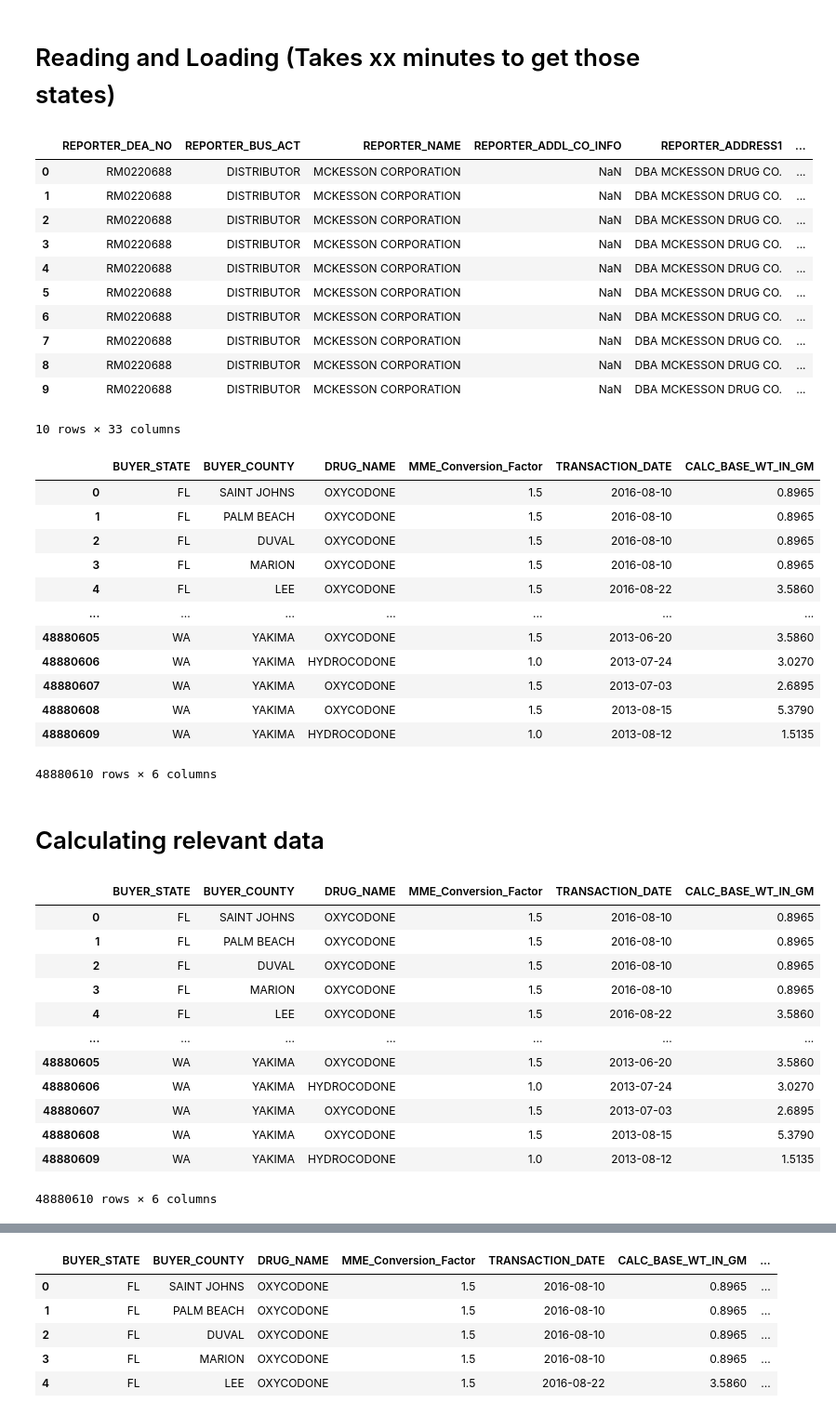
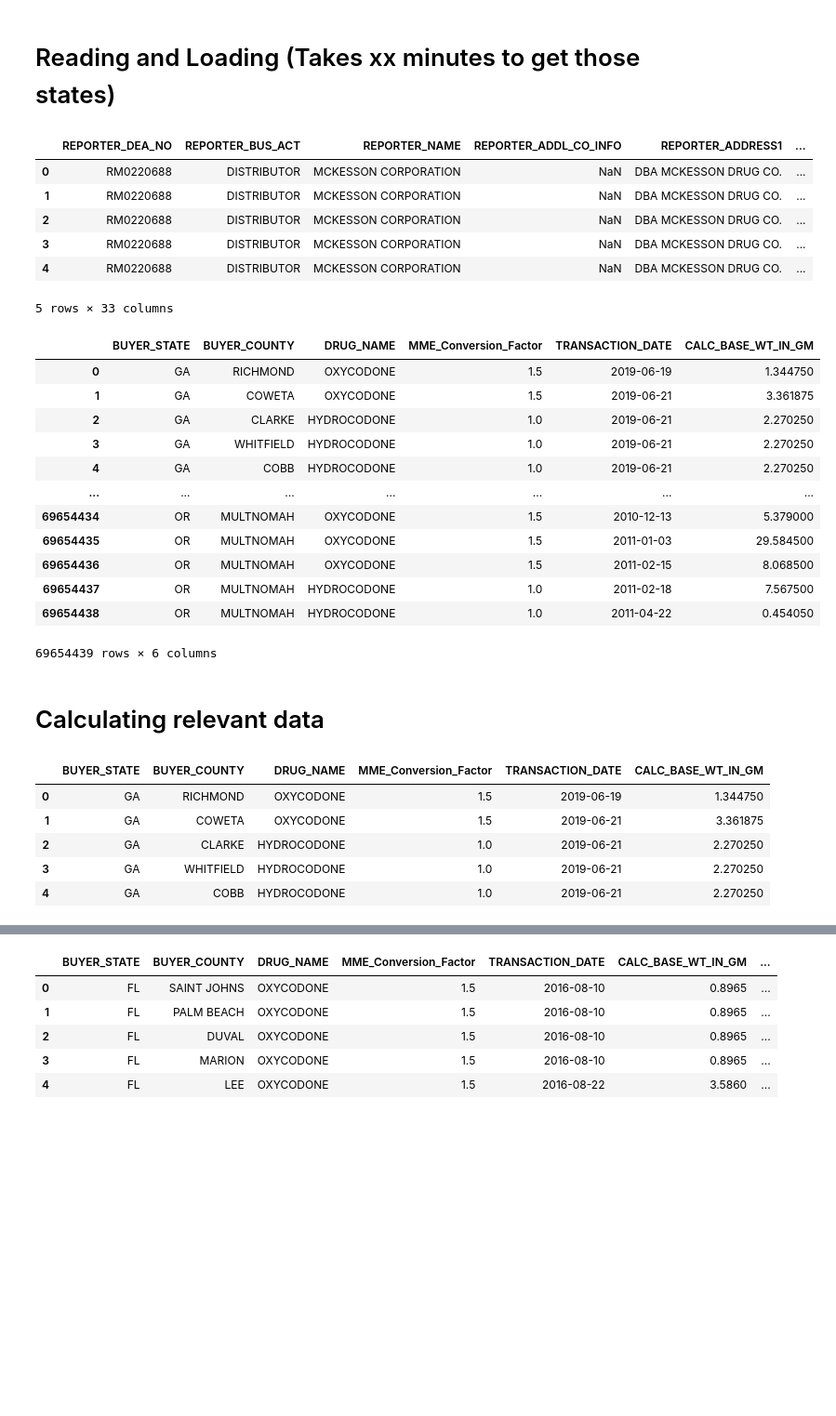
Before and after one commit to MIDS-at-Duke/opioids-2024-data-queens-king, a Jupyter notebook: Calc Opioid Shipments.ipynb, the cells around one changed output, grey strips where cells are left out. Shown at 93% size. Cells and saved outputs as stored; diff of their text form; code cells hidden in the pictures; blank space fills up the shorter version.

```diff
--- a/Calc Opioid Shipments.ipynb
+++ b/Calc Opioid Shipments.ipynb
@@ -11,12 +11,12 @@ pd.set_option("mode.copy_on_write", True)
 # %%
 # reading a small sample
 all = pd.read_csv(
-    "data/arcos_all_washpost.zip",
+    "~/Desktop/arcos_all_washpost.zip",
     nrows=200,
     delimiter="\t",
     compression="zip",
 )
-all.head(10)
+all.head(5)
 # %% [output]
 |  | REPORTER_DEA_NO | REPORTER_BUS_ACT | REPORTER_NAME | REPORTER_ADDL_CO_INFO | REPORTER_ADDRESS1 | ... |
 | 0 | RM0220688 | DISTRIBUTOR | MCKESSON CORPORATION | NaN | DBA MCKESSON DRUG CO. | ... |
@@ -24,15 +24,8 @@ all.head(10)
 | 2 | RM0220688 | DISTRIBUTOR | MCKESSON CORPORATION | NaN | DBA MCKESSON DRUG CO. | ... |
 | 3 | RM0220688 | DISTRIBUTOR | MCKESSON CORPORATION | NaN | DBA MCKESSON DRUG CO. | ... |
 | 4 | RM0220688 | DISTRIBUTOR | MCKESSON CORPORATION | NaN | DBA MCKESSON DRUG CO. | ... |
-| 5 | RM0220688 | DISTRIBUTOR | MCKESSON CORPORATION | NaN | DBA MCKESSON DRUG CO. | ... |
-| 6 | RM0220688 | DISTRIBUTOR | MCKESSON CORPORATION | NaN | DBA MCKESSON DRUG CO. | ... |
-| 7 | RM0220688 | DISTRIBUTOR | MCKESSON CORPORATION | NaN | DBA MCKESSON DRUG CO. | ... |
-| 8 | RM0220688 | DISTRIBUTOR | MCKESSON CORPORATION | NaN | DBA MCKESSON DRUG CO. | ... |
-| 9 | RM0220688 | DISTRIBUTOR | MCKESSON CORPORATION | NaN | DBA MCKESSON DRUG CO. | ... |
-10 rows × 33 columns
+5 rows × 33 columns
 # %%
-import pandas as pd
-
 # Columns to keep
 variables_to_keep = [
     "BUYER_STATE",
@@ -51,7 +44,7 @@ states_to_keep = ["FL", "WA", "OR", "GA", "OK", "AL", "CO", "MN"]
 
 # Read in chunks, filtering for Texas and relevant columns
 for chunk in pd.read_csv(
-    "/Users/Loosimin/Desktop/PDS Project/arcos_all_washpost.zip",
+    "~/Desktop/arcos_all_washpost.zip",
     delimiter="\t",
     chunksize=chunk_size,
     compression="zip",
@@ -63,37 +56,30 @@ df = pd.concat(chunk_list, ignore_index=True)
 df
 # %% [output]
 |  | BUYER_STATE | BUYER_COUNTY | DRUG_NAME | MME_Conversion_Factor | TRANSACTION_DATE | CALC_BASE_WT_IN_GM |
-| 0 | FL | SAINT JOHNS | OXYCODONE | 1.5 | 2016-08-10 | 0.8965 |
-| 1 | FL | PALM BEACH | OXYCODONE | 1.5 | 2016-08-10 | 0.8965 |
-| 2 | FL | DUVAL | OXYCODONE | 1.5 | 2016-08-10 | 0.8965 |
-| 3 | FL | MARION | OXYCODONE | 1.5 | 2016-08-10 | 0.8965 |
-| 4 | FL | LEE | OXYCODONE | 1.5 | 2016-08-22 | 3.5860 |
+| 0 | GA | RICHMOND | OXYCODONE | 1.5 | 2019-06-19 | 1.344750 |
+| 1 | GA | COWETA | OXYCODONE | 1.5 | 2019-06-21 | 3.361875 |
+| 2 | GA | CLARKE | HYDROCODONE | 1.0 | 2019-06-21 | 2.270250 |
+| 3 | GA | WHITFIELD | HYDROCODONE | 1.0 | 2019-06-21 | 2.270250 |
+| 4 | GA | COBB | HYDROCODONE | 1.0 | 2019-06-21 | 2.270250 |
 | ... | ... | ... | ... | ... | ... | ... |
-| 48880605 | WA | YAKIMA | OXYCODONE | 1.5 | 2013-06-20 | 3.5860 |
-| 48880606 | WA | YAKIMA | HYDROCODONE | 1.0 | 2013-07-24 | 3.0270 |
-| 48880607 | WA | YAKIMA | OXYCODONE | 1.5 | 2013-07-03 | 2.6895 |
-| 48880608 | WA | YAKIMA | OXYCODONE | 1.5 | 2013-08-15 | 5.3790 |
-| 48880609 | WA | YAKIMA | HYDROCODONE | 1.0 | 2013-08-12 | 1.5135 |
+| 69654434 | OR | MULTNOMAH | OXYCODONE | 1.5 | 2010-12-13 | 5.379000 |
+| 69654435 | OR | MULTNOMAH | OXYCODONE | 1.5 | 2011-01-03 | 29.584500 |
+| 69654436 | OR | MULTNOMAH | OXYCODONE | 1.5 | 2011-02-15 | 8.068500 |
+| 69654437 | OR | MULTNOMAH | HYDROCODONE | 1.0 | 2011-02-18 | 7.567500 |
+| 69654438 | OR | MULTNOMAH | HYDROCODONE | 1.0 | 2011-04-22 | 0.454050 |
-48880610 rows × 6 columns
+69654439 rows × 6 columns
 # %% [markdown]
 # Calculating relevant data
 # %%
 all = df[df["BUYER_STATE"].isin(["FL", "WA", "OR", "GA", "OK", "AL", "CO", "MN"])]
-all
+all.head(5)
 # %% [output]
 |  | BUYER_STATE | BUYER_COUNTY | DRUG_NAME | MME_Conversion_Factor | TRANSACTION_DATE | CALC_BASE_WT_IN_GM |
-| 0 | FL | SAINT JOHNS | OXYCODONE | 1.5 | 2016-08-10 | 0.8965 |
-| 1 | FL | PALM BEACH | OXYCODONE | 1.5 | 2016-08-10 | 0.8965 |
-| 2 | FL | DUVAL | OXYCODONE | 1.5 | 2016-08-10 | 0.8965 |
-| 3 | FL | MARION | OXYCODONE | 1.5 | 2016-08-10 | 0.8965 |
-| 4 | FL | LEE | OXYCODONE | 1.5 | 2016-08-22 | 3.5860 |
-| ... | ... | ... | ... | ... | ... | ... |
-| 48880605 | WA | YAKIMA | OXYCODONE | 1.5 | 2013-06-20 | 3.5860 |
-| 48880606 | WA | YAKIMA | HYDROCODONE | 1.0 | 2013-07-24 | 3.0270 |
-| 48880607 | WA | YAKIMA | OXYCODONE | 1.5 | 2013-07-03 | 2.6895 |
-| 48880608 | WA | YAKIMA | OXYCODONE | 1.5 | 2013-08-15 | 5.3790 |
-| 48880609 | WA | YAKIMA | HYDROCODONE | 1.0 | 2013-08-12 | 1.5135 |
+| 0 | GA | RICHMOND | OXYCODONE | 1.5 | 2019-06-19 | 1.344750 |
+| 1 | GA | COWETA | OXYCODONE | 1.5 | 2019-06-21 | 3.361875 |
+| 2 | GA | CLARKE | HYDROCODONE | 1.0 | 2019-06-21 | 2.270250 |
+| 3 | GA | WHITFIELD | HYDROCODONE | 1.0 | 2019-06-21 | 2.270250 |
+| 4 | GA | COBB | HYDROCODONE | 1.0 | 2019-06-21 | 2.270250 |
-48880610 rows × 6 columns
 # %%
 # Getting the year
 all["date"] = pd.to_datetime(
```
Also changed, not shown: parts of 9 cells of this notebook, 2 other files.
